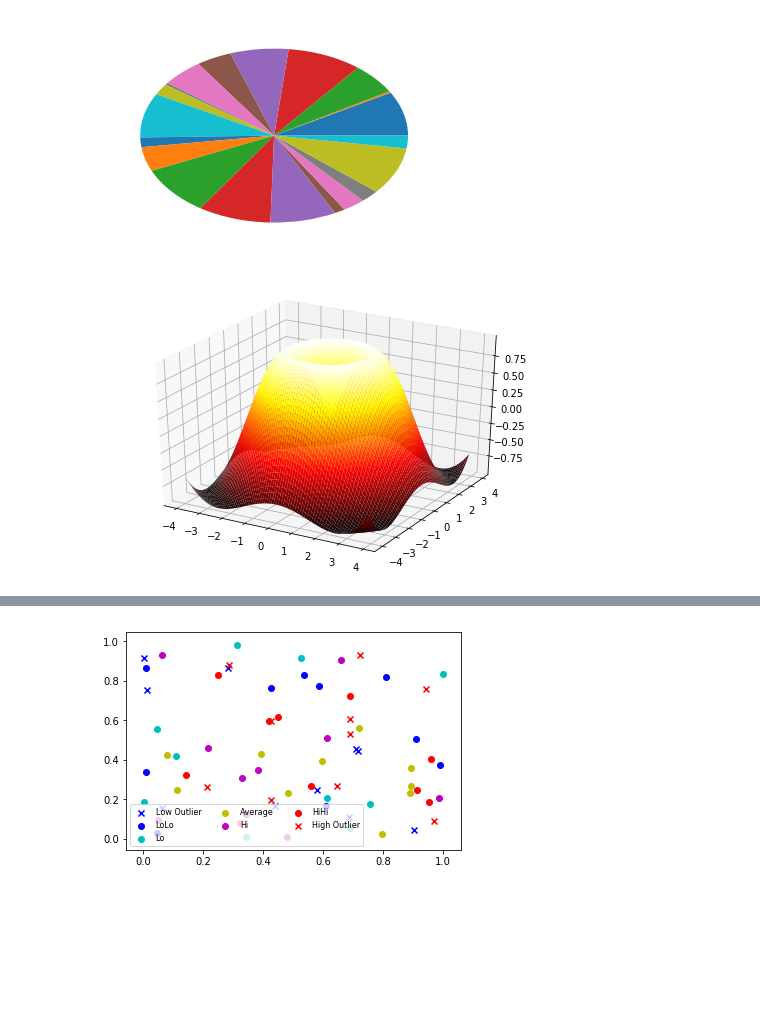
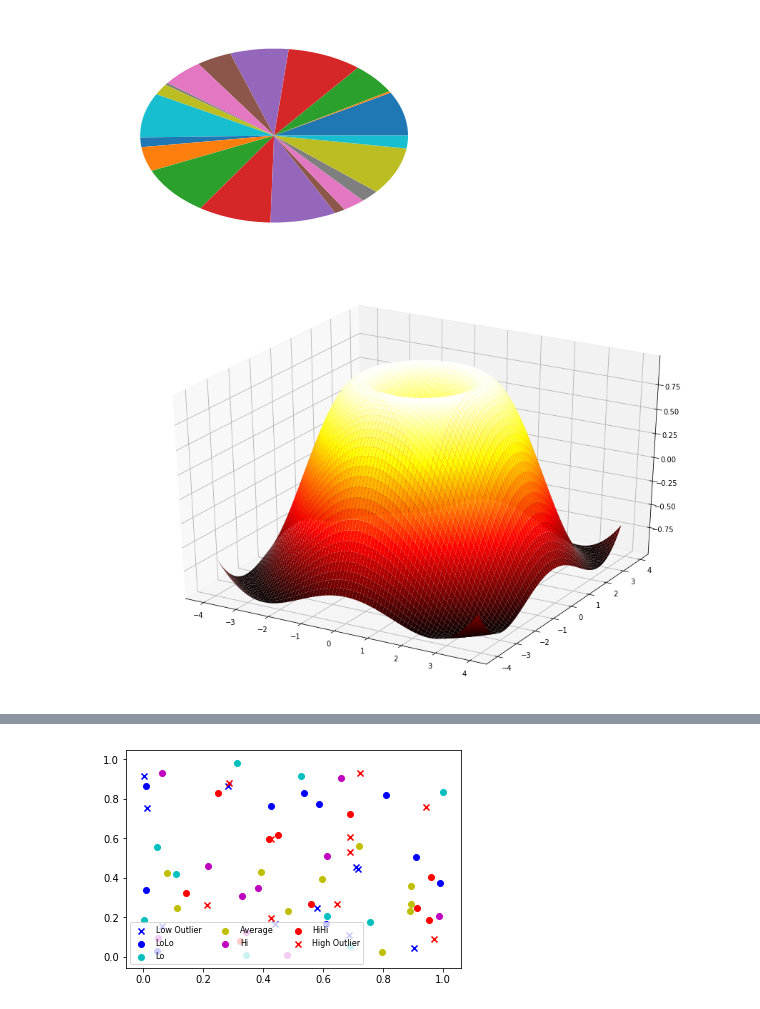
Before and after one commit to databooks/databook, a Jupyter notebook: quickstart/04-pymatplot.ipynb, the cells around one changed output, grey strips where cells are left out. Drawn from its saved outputs; the diff is of its cells as text; code cells hidden in the pictures; blank space fills up the shorter version.

```diff
--- a/quickstart/04-pymatplot.ipynb
+++ b/quickstart/04-pymatplot.ipynb
@@ -107,17 +110,17 @@ show()
 # %%
 #画三维图
 from    mpl_toolkits.mplot3d  import Axes3D
 
-fig=figure()
+fig=figure(figsize=(12,8))
 ax=Axes3D(fig)
 x=np.arange(-4,4,0.1)
 y=np.arange(-4,4,0.1)
 x,y=np.meshgrid(x,y)
 R=np.sqrt(x**2+y**2)
 z=np.sin(R)
 ax.plot_surface(x,y,z,rstride=1,cstride=1,cmap='hot')
 show()
 # %% [output]
-[figure, old version]
+[figure, new version]
 # %%
 #用于图像显示的问题
```
Also changed, not shown: parts of 10 cells of this notebook, 4 other files.
